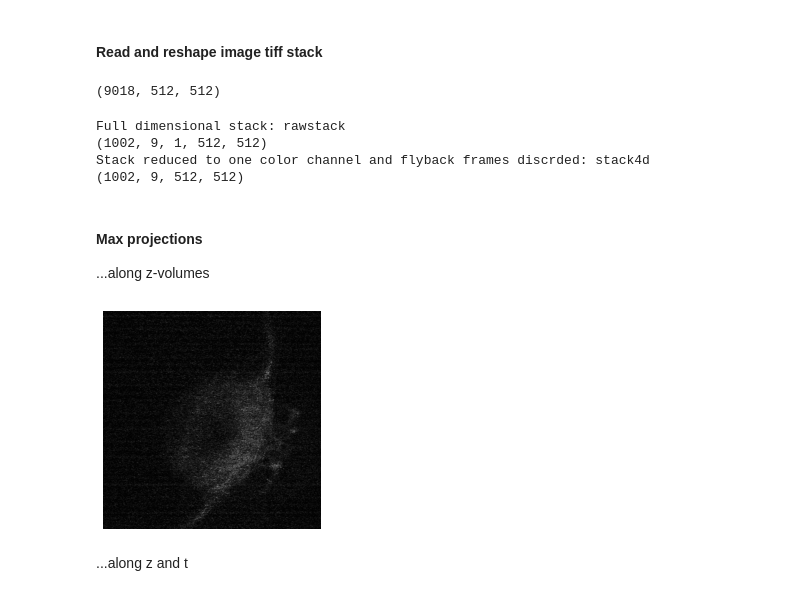
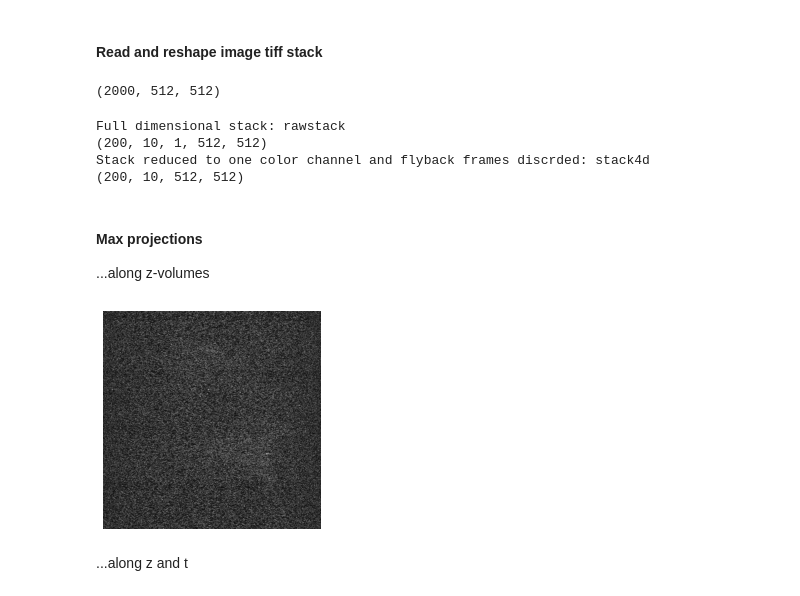
Before and after one commit to hjmh/fly2p, a Jupyter notebook: fly2p/scripts/preprocessImagingData.ipynb, the cells around one changed output. Cells and saved outputs as stored; diff of their text form; code cells hidden in the pictures.

```diff
--- a/fly2p/scripts/preprocessImagingData.ipynb
+++ b/fly2p/scripts/preprocessImagingData.ipynb
@@ -25,7 +26,7 @@ from shapely.geometry.polygon import LinearRing, Polygon, LineString
 #from roiVisualization import myAxisTheme
 # %%
 dataDir = '../sample'
-rawTiff = 'SS96_x_7f_f01_082920_gradientBG_00003.tif'
+rawTiff = 'SS96_x_7f_25per_allProjectorsOn_00002.tif'
 plotDir = sep.join([dataDir, 'plot'])
 
 print(dataDir)
@@ -154,32 +155,31 @@ vol = mytiffreader.data()
 volshape = vol.shape
 print(volshape)
 # %% [output]
-(9018, 512, 512)
+(2000, 512, 512)
 # %%
 vol = vol.reshape((int(volshape[0]/(fpv*nCh)),fpv,nCh,volshape[1], volshape[2]))
 print('Full dimensional stack: rawstack')
 print(vol.shape)
 
-
 stack4d = np.squeeze(vol[:,0:fpv-nDiscardFBFrames,caCh,:,:])
 print('Stack reduced to one color channel and flyback frames discrded: stack4d')
 print(stack4d.shape)
 # %% [output]
 Full dimensional stack: rawstack
-(1002, 9, 1, 512, 512)
+(200, 10, 1, 512, 512)
 Stack reduced to one color channel and flyback frames discrded: stack4d
-(1002, 9, 512, 512)
+(200, 10, 512, 512)
 # %% [markdown]
 #### Max projections
 ...along z-volumes
 # %%
 stackMP = stack4d.max(axis=1)
 stackMP.shape
 fig,ax = plt.subplots(1,1)
-ax.imshow(stackMP[1],cmap='Greys_r', vmin=0, origin='upper')
+ax.imshow(stackMP[1],cmap='Greys_r',origin='lower')
 ax.axis('off');
 # %% [output]
-[figure, old version]
+[figure, new version]
 # %% [markdown]
 ...along z and t
 # %%
```
Also changed, not shown: parts of 23 cells of this notebook.
